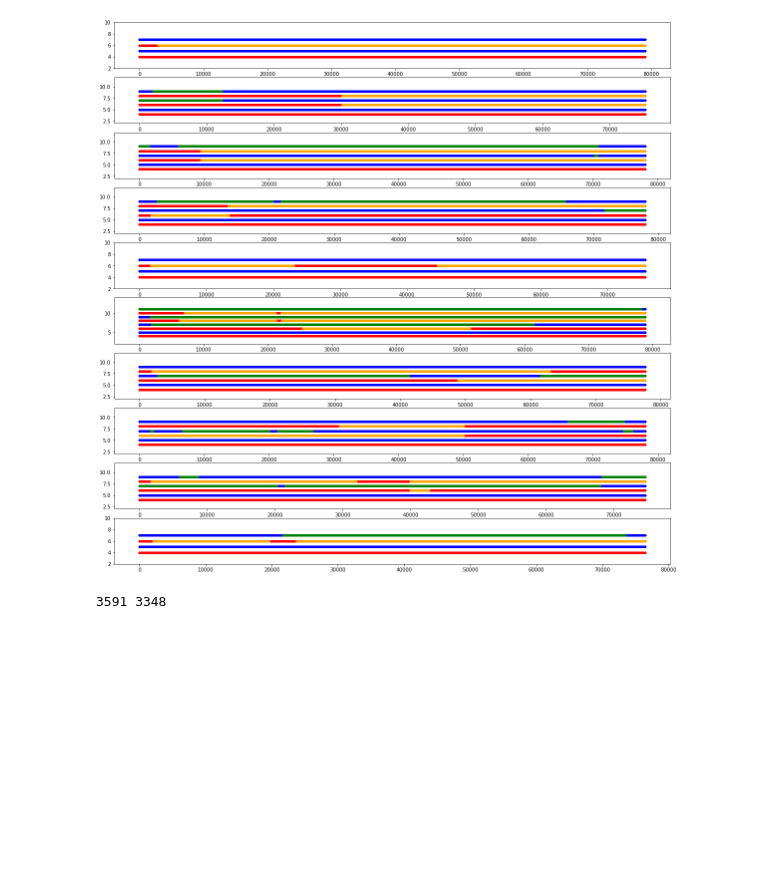
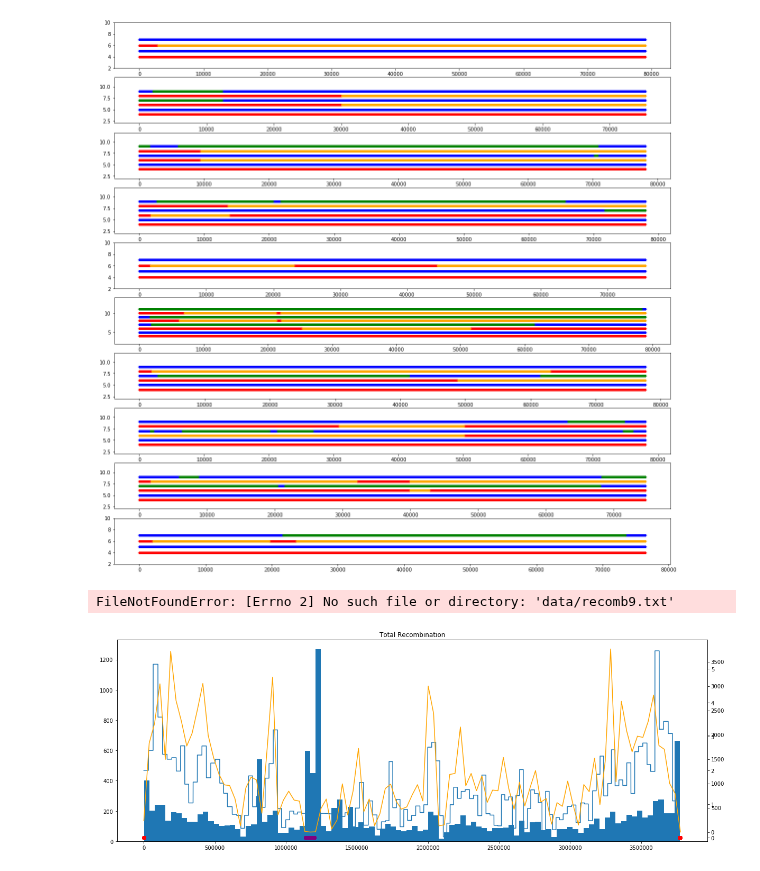
Before and after one commit to kpaskov/PhasingFamilies, a Jupyter notebook: Noncoding-Feature-Representation.ipynb, the cells around one changed output. Drawn from its saved outputs; the diff is of its cells as text; code cells hidden in the pictures; blank space fills up the shorter version.

```diff
--- a/Noncoding-Feature-Representation.ipynb
+++ b/Noncoding-Feature-Representation.ipynb
@@ -45,6 +36,7 @@ plt.show()
 # %% [output]
 [figure]
 # %%
+chromosome = '9'
 maternal_recombinations = []
 paternal_recombinations = []
 with open('data/recomb%s.txt' % chromosome, 'r') as f:
@@ -56,4 +48,4 @@ with open('data/recomb%s.txt' % chromosome, 'r') as f:
             paternal_recombinations.append(int(pieces[0]))
 print(len(maternal_recombinations), len(paternal_recombinations))
 # %% [output]
-3591 3348
+FileNotFoundError: [Errno 2] No such file or directory: 'data/recomb9.txt'
@@ -127,2 +142,21 @@ with open('data/Refined_genetic_map_b37/male_chr%s.txt' % chromosome, 'r') as f:
+# %%
+plt.figure(figsize=(20,7))
+both_recombinations = maternal_recombinations + paternal_recombinations
+both_recombinations.sort()
+ax1 = plt.subplot(1, 1, 1)
+ax1.hist(both_recombinations, bins=100)
+#ax1.set_ylim([0, 350])
+ax2 = ax1.twinx()
+ax2.plot(rec, label='Kong')
+ax2.plot(mm[1, :]-1, linestyle='None', marker='o', label=mt, c='purple')
+ax2.plot(mm[0, :]-1, linestyle='None', marker='o', label=mt, c='red')
+ax2.set_ylim(bottom=-0.1)
+ax3 = ax1.twinx()
+ax3.plot(bins, new_rec, label='Bherer', c='orange')
+plt.title('Total Recombination')
+
+plt.show()
+# %% [output]
+[figure, added]
 # %%
 plt.figure(figsize=(20,15))
```
Also changed, not shown: parts of 6 cells of this notebook, 1 other file.
